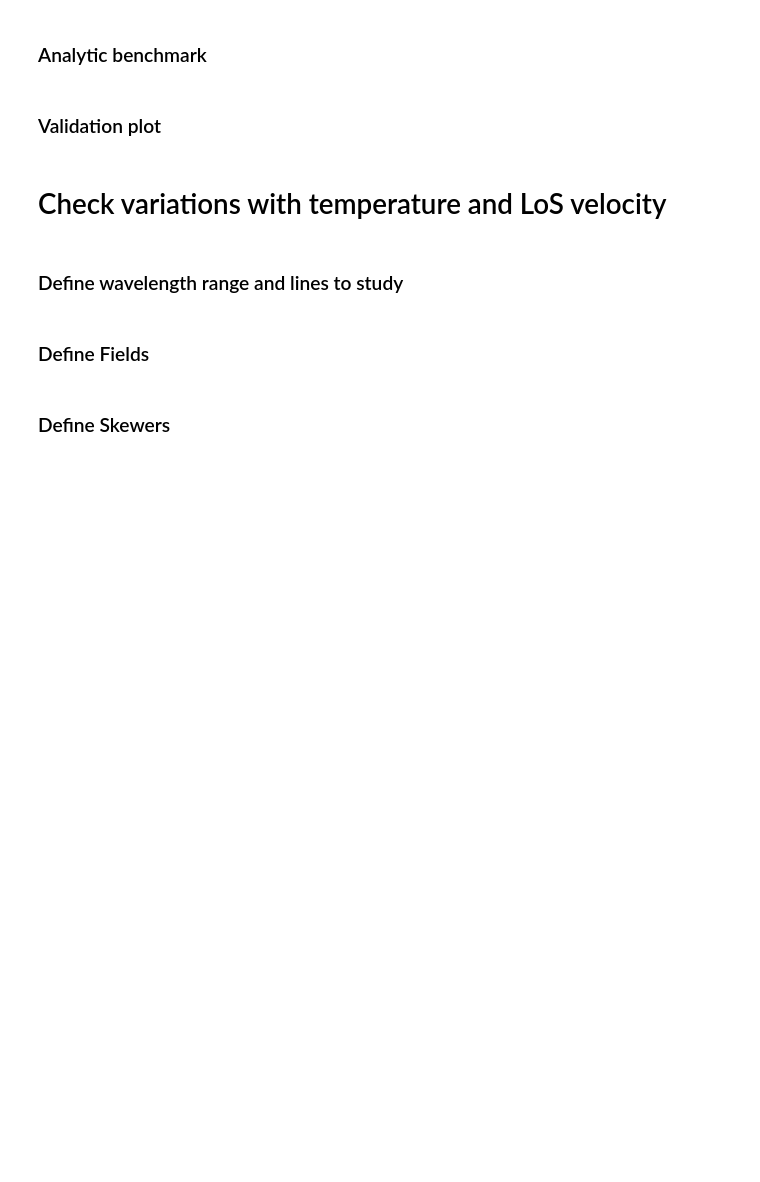
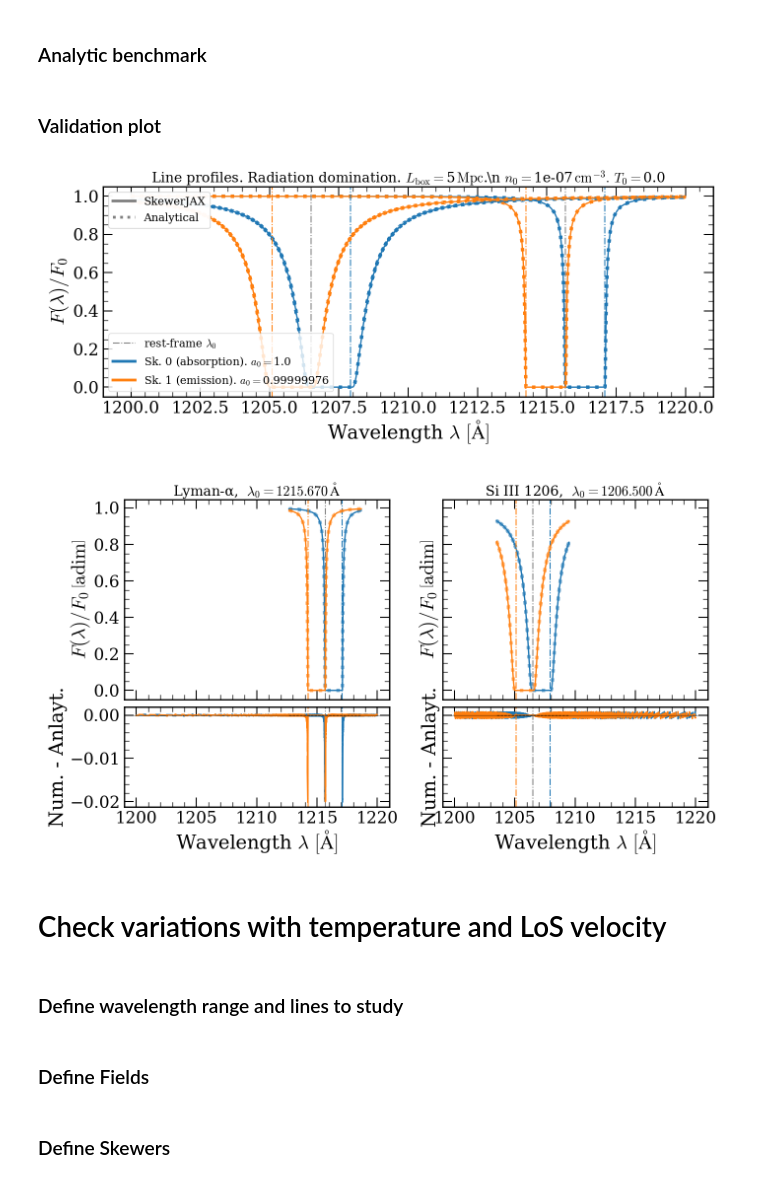
Before and after one commit to daniellopezcano/SkewerJAX, a Jupyter notebook: notebooks/optical_depth.ipynb, the cells around one changed output. Cells and saved outputs as stored; diff of their text form; code cells hidden in the pictures; blank space fills up the shorter version.

Commit message:
plot for exploring resolution ppsk

```diff
--- a/notebooks/optical_depth.ipynb
+++ b/notebooks/optical_depth.ipynb
@@ -355,7 +407,7 @@ colors = np.array(plt.cm.get_cmap("tab10").colors[:N_sk])
 fig, ax = plt.subplots(figsize=(14, 6))
 
 # Plot all profiles on the same axes
-handles = [Line2D([0], [0], color='grey', lw=1.5, linestyle='-.', label='rest-frame absorption wavelength')]
+handles = [Line2D([0], [0], color='grey', lw=1.5, linestyle='-.', label=r'rest-frame $\lambda_0$'),]
 for i_sp, line in enumerate(line_bundle.lines):
     ax.axvline(line.lambda0_A, color="grey", linestyle="-.", linewidth=1.5, alpha=1.0)
     for i_sk in range(N_sk):
@@ -369,7 +421,7 @@ for i_sp, line in enumerate(line_bundle.lines):
         _emission_or_absorption = "absorption" if skewer_bundle.is_absorption[i_sk] else "emission"
         if i_sp == 0:
             handles.append(Line2D([0], [0], color=colors[i_sk], lw=4, linestyle='-',
-                label="Skewer #" + str(i_sk) + " (" + _emission_or_absorption + r"). $a_0 = $" + str(skewer_bundle.a0[i_sk]) )
+                label="Sk. " + str(i_sk) + " (" + _emission_or_absorption + r"). $a_0 = $" + str(skewer_bundle.a0[i_sk]) )
             )
 legend = ax.legend(handles=handles, loc="lower left", fontsize=16, ncols=1)
 ax.add_artist(legend)
@@ -384,7 +436,7 @@ ax.add_artist(legend)
 # Axes formatting
 ax.set_xlabel(r"Wavelength $\lambda\ [\mathrm{\AA}]$")
 ax.set_ylabel(r"$F(\lambda) / F_0$")
-ax.set_title(r"Line profiles. Radiation domination with $L_{\mathrm{box}} = $" + str(L_box) + r"$\,\mathrm{Mpc}$", fontsize=20)
+ax.set_title(r"Line profiles. Radiation domination. $L_{\mathrm{box}} = $" + str(L_box) + r"$\,\mathrm{Mpc}$.\n $n_0 = $" + str(n0) + r"$\,\mathrm{cm}^{-3}.\, T_0 = $" + str(round(T0, 4)), fontsize=20)
 
 fig.tight_layout()
 plt.show()
@@ -412,46 +464,40 @@ for i_sp, (ax_main, ax_res, line) in enumerate(zip(axes[0], axes[1], line_bundle
     ax_res.axvline(lambda0, color="grey", linestyle="-.", linewidth=1.5)
 
     for i_sk in range(N_sk):
         _a0 = skewer_bundle.a0[i_sk]
         _af = skewer_bundle.quadri_vectors[ii_cosmology, i_sk, _indicies_final_array[i_sk], 0]
         ax_main.axvline(line.lambda0_A * _a0/_af, color=colors[i_sk], linestyle="-.", linewidth=1.5, alpha=1.0)
         ax_res.axvline(line.lambda0_A * _a0/_af, color=colors[i_sk], linestyle="-.", linewidth=1.5, alpha=1.0)
 
         ax_main.plot(lam_win, F_over_F0_np[i_sp, i_sk, mask], color=colors[i_sk], linestyle='-', linewidth=2.0)
         ax_main.plot(lam_win, F_over_F0_analytic[i_sp, i_sk, mask], color=colors[i_sk], linestyle=':', linewidth=5.0, alpha=0.6)
 
-        # Compute raw residual
-        residual = F_over_F0_np[i_sp, i_sk] / F_over_F0_analytic[i_sp, i_sk] - 1
-        # Define threshold (e.g., 1% of max analytic value)
-        safe_threshold = 0.01 * jnp.max(jnp.abs(F_over_F0_analytic[i_sp, i_sk, :]))
-        # Create condition for UNSAFE points: in mask BUT below threshold
-        unsafe_condition = mask & (jnp.abs(F_over_F0_analytic[i_sp, i_sk, :]) <= safe_threshold)
-        # Set residual = 1 where unsafe, keep original otherwise
-        residual_modified = jnp.where(unsafe_condition, 0.0, residual)
-        # Apply original mask to both x and modified y for plotting
-        lam_safe = lambdas_np[mask]
-        residual_safe = residual_modified[mask]
-        ax_res.plot(lam_safe, residual_safe, color=colors[i_sk], linestyle='-', linewidth=2.0)
+        # Compute residual
+        residual = F_over_F0_np[i_sp, i_sk] - F_over_F0_analytic[i_sp, i_sk]
+        ax_res.plot(lambdas_np, residual, color=colors[i_sk], linestyle='-', linewidth=2.0)
 
     ax_main.set_title(rf"{line.name},  $\lambda_0 = {line.lambda0_A:.3f}\,\mathrm{{\AA}}$", fontsize=20)
     ax_main.set_ylabel(r"$F(\lambda) / F_0\, \left[\mathrm{adim}\right]$")
     ax_res.axhline(0.0, color="k", linewidth=1, alpha=0.5)
     ax_res.fill_between(lam_win, -1e-6, 1e-6, color="grey", alpha=0.2)
     ax_res.hlines(1e-6, xmin=lam_win[0], xmax=lam_win[-1], color="k", linewidth=1, linestyle='--', alpha=0.5)
     ax_res.hlines(-1e-6, xmin=lam_win[0], xmax=lam_win[-1], color="k", linewidth=1, linestyle='--', alpha=0.5)
 
     ax_res.set_xlabel(r"Wavelength $\lambda\ [\mathrm{\AA}]$")
-    ax_res.set_ylabel("residual")
+    ax_res.set_ylabel("Num. - Anlayt.")
     # ax_res.set_yscale("symlog", linthresh=1e-1)
 
     # major_ticks = [-1e-1, -1e-5, 0.0, 1e-5, 1e-1]
     # ax_res.set_yticks(major_ticks)
     # ax_res.yaxis.set_major_formatter(mpl.ticker.FuncFormatter(sjx.utils.plotting_tools.ten_power_formatter))
     # ax_res.yaxis.set_minor_formatter(mpl.ticker.NullFormatter())
 
 fig.tight_layout()
 fig.subplots_adjust(hspace=0.05, wspace=0.2)
 plt.show()
+# %% [output]
+[figure, added]
+[figure, added]
 # %% [markdown]
 # Check variations with temperature and LoS velocity
 # %% [markdown]
```
Also changed, not shown: parts of 22 cells of this notebook.
